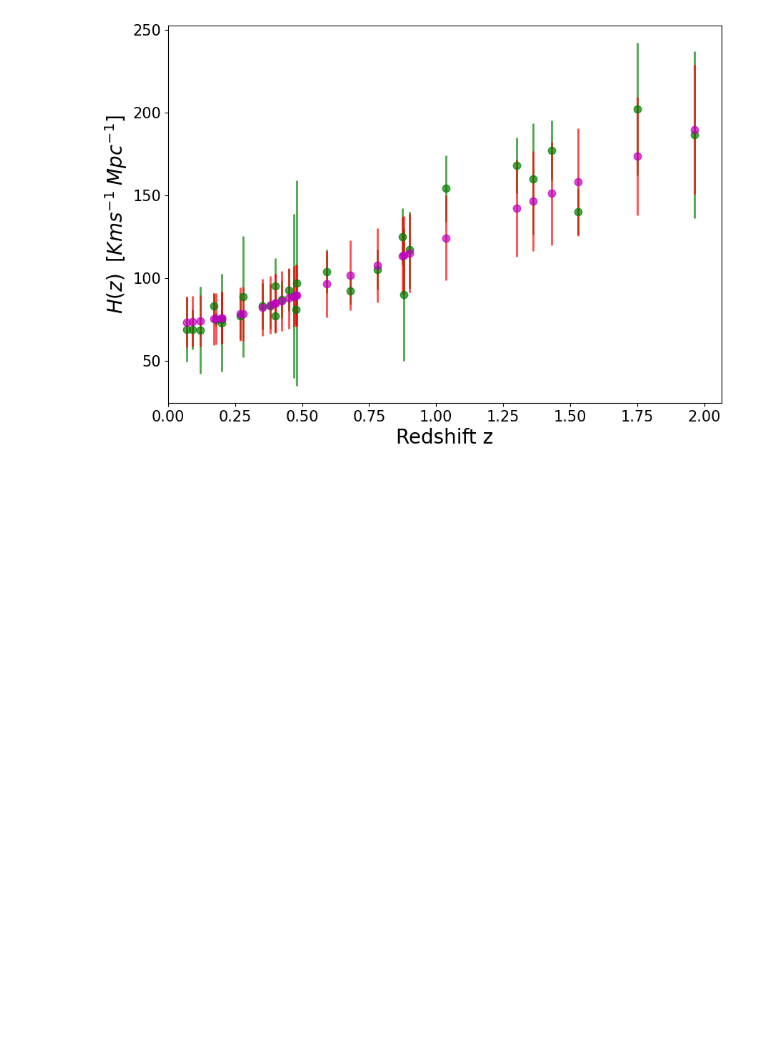
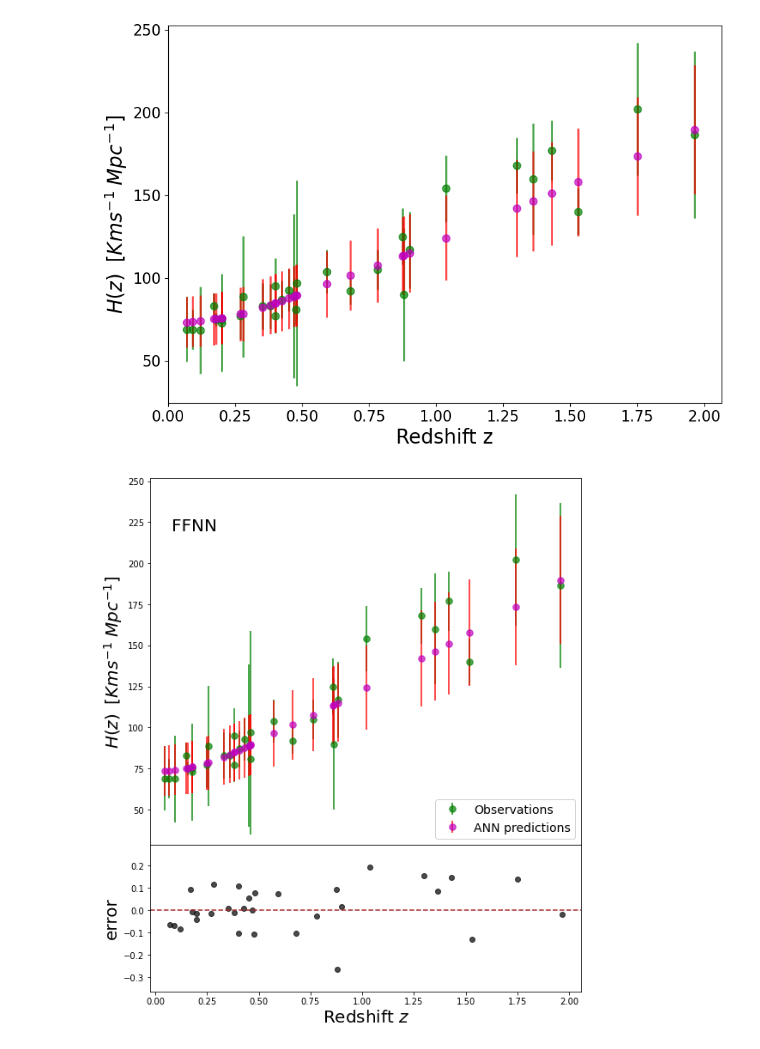
Before and after one commit to igomezv/crann, a Jupyter notebook: loadHzFFNN.ipynb, the cells around one changed output. Cells and saved outputs as stored; diff of their text form; code cells hidden in the pictures; blank space fills up the shorter version.

Commit message:
add plots with the same redshifts to fs8 and h(z) reconstructions

```diff
--- a/loadHzFFNN.ipynb
+++ b/loadHzFFNN.ipynb
@@ -31,4 +31,4 @@ StandardScaler()
 ## First, we predict at the same redshifts than within the original dataset.
 # %%
 r = scalerz.transform(z.reshape(-1, 1))
-pred_random = model.predict(r)
+predh = model.predict(r)
@@ -49,6 +53,52 @@ plt.xlim(0, max(z)+0.1)
 # %% [output]
 (0.0, 2.065)
 [figure]
+# %%
+fig, axs = plt.subplots(2,1,figsize=(9, 11), gridspec_kw={'height_ratios': [5, 2]})
+
+# axs[0].figure(figsize=(10, 7), dpi=100)
+axs[0].errorbar(z, y[:,0], y[:,1], fmt='g.', markersize=15, label='Observations', alpha=0.7, elinewidth=2)
+axs[0].errorbar(z, predh[:,0], predh[:,1], markersize=15, fmt='.',
+                ecolor='r', capthick=2, elinewidth=2, alpha=0.7, c='m',
+                label='ANN predictions')
+
+
+axs[0].text(0.1, 220, 'FFNN', fontsize=20)
+axs[0].legend(fontsize=14, loc='lower right', framealpha=0.9, ncol=1)
+axs[0].set_xticks([])
+
+axs[0].set_ylabel("$H(z) \;\; [Kms^{-1} \; Mpc^{-1}]$", fontsize=20)
+axs[0].set_xlim(0, max(z)+0.1)
+axs[0].set_ylim(min(y[:,0])-40, max(y[:,0])+50)
+
+
+hdiff = np.subtract(y[:,0], predh[:,0].reshape(31,))
+herrdiff = np.subtract(y[:,1], predh[:,1])
+
+# axs[1].errorbar(z, 100*(hdiff/y[:,0]), yerr=herrdiff, c='black',  fmt='o',
+#                 ecolor='blue', capthick=2, elinewidth=2, alpha=0.7)
+axs[1].scatter(z, hdiff/y[:,0], c='black',  marker='o',alpha=0.7)
+# axs[1].plot(z, 100*(hdiff/y[:,0]), c='blue', alpha=0.7)
+# axs[1].set_ylabel(r"$\frac{H(z)_{obs} - H(z)_{ANN}}{H(z)_{obs}}$", fontsize=14)
+axs[1].set_ylabel("error", fontsize=20)
+
+axs[1].axhline(0, linestyle='--', color='brown')
+ylim1 = min(hdiff/y[:,0])-0.1
+ylim2 = max(hdiff/y[:,0])+0.1
+axs[1].set_ylim(ylim1, ylim2)
+
+
+plt.subplots_adjust(wspace=0, hspace=0)
+
+plt.xlabel('Redshift $z$', fontsize=20)
+
+# Hide x labels and tick labels for top plots and y ticks for right plots.
+for ax in axs.flat:
+    ax.label_outer()
+
+plt.savefig('hzsameredshifts_ffnn.png', dpi=100)
+# %% [output]
+[figure, added]
 # %%
 test_batch_size = len(z)
 
```
Also changed, not shown: parts of 8 cells of this notebook, 1 other file.
